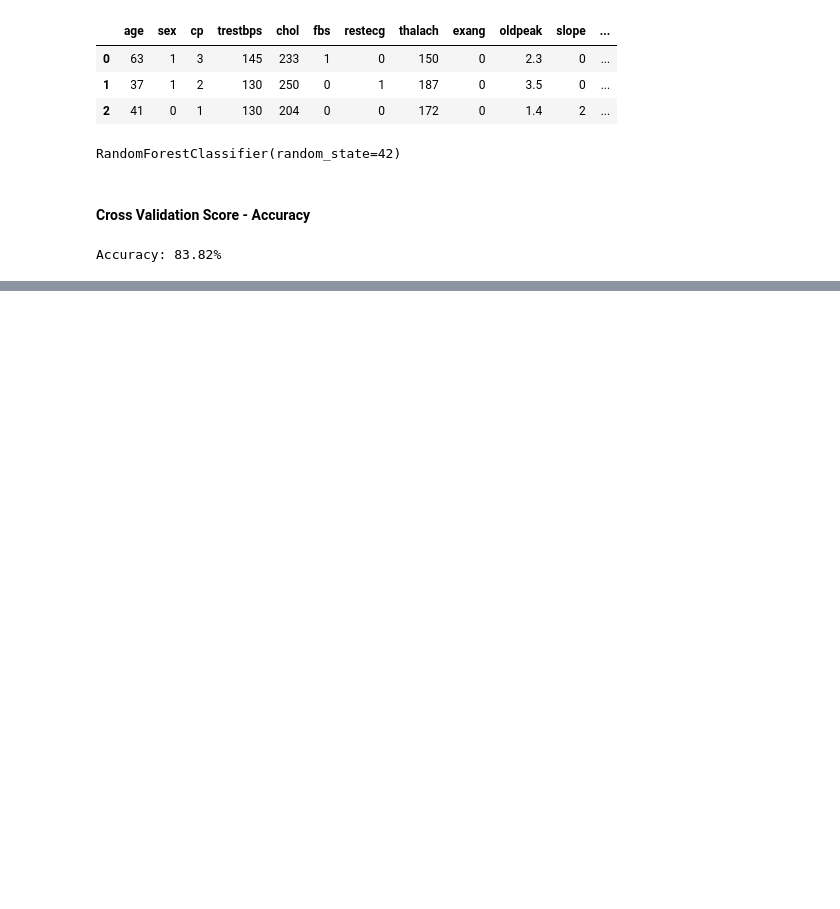
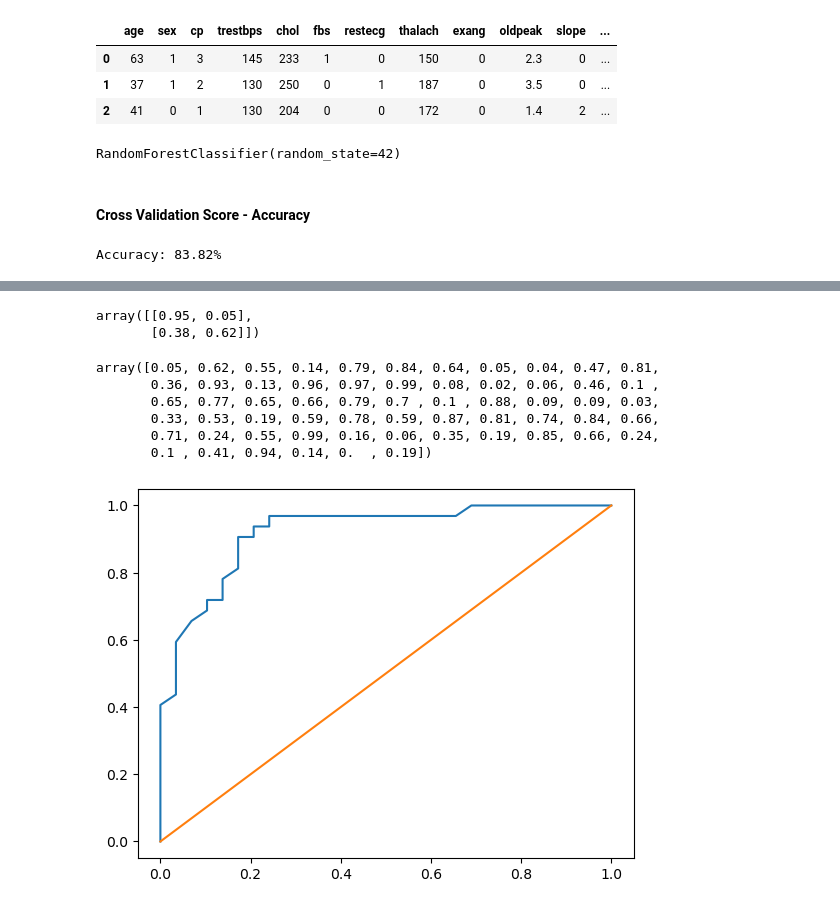
Before and after one commit to manojbhargavan/python-practice, a Jupyter notebook: AI_ML/sklearn/Model Validation.ipynb, the cells around one changed output, grey strips where cells are left out. Saved outputs shown, nothing was run; the diff lists cells and outputs as text; code cells hidden in the pictures; blank space fills up the shorter version.

```diff
--- a/AI_ML/sklearn/Model Validation.ipynb
+++ b/AI_ML/sklearn/Model Validation.ipynb
@@ -38,0 +52,28 @@ Accuracy: 83.82%
+# %%
+from sklearn.metrics import roc_curve
+
+# Make predictions with probs
+y_probs = clf.predict_proba(X_test)
+y_probs[:2]
+# %% [output]
+array([[0.95, 0.05],
+       [0.38, 0.62]])
+# %%
+y_proba_positive = y_probs[:, 1]
+y_proba_positive
+# %% [output]
+array([0.05, 0.62, 0.55, 0.14, 0.79, 0.84, 0.64, 0.05, 0.04, 0.47, 0.81,
+       0.36, 0.93, 0.13, 0.96, 0.97, 0.99, 0.08, 0.02, 0.06, 0.46, 0.1 ,
+       0.65, 0.77, 0.65, 0.66, 0.79, 0.7 , 0.1 , 0.88, 0.09, 0.09, 0.03,
+       0.33, 0.53, 0.19, 0.59, 0.78, 0.59, 0.87, 0.81, 0.74, 0.84, 0.66,
+       0.71, 0.24, 0.55, 0.99, 0.16, 0.06, 0.35, 0.19, 0.85, 0.66, 0.24,
+       0.1 , 0.41, 0.94, 0.14, 0.  , 0.19])
+# %%
+# Calculate FPR, TPR and thresholds
+fpr, tpr, thresholds = roc_curve(y_test, y_proba_positive)
+# %%
+plt.plot(fpr, tpr)
+plt.plot([0,1],[0,1])
+plt.show()
+# %% [output]
+[figure, added]
```
Also changed, not shown: parts of 7 cells of this notebook, 2 other files.
